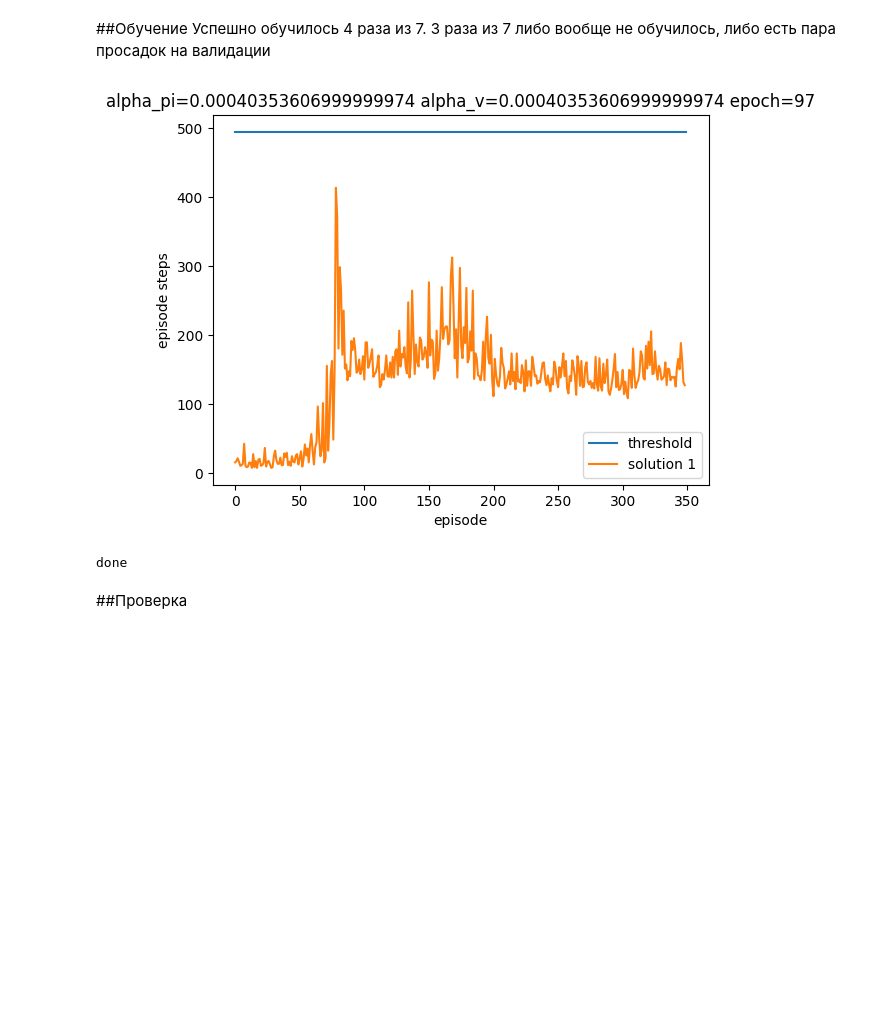
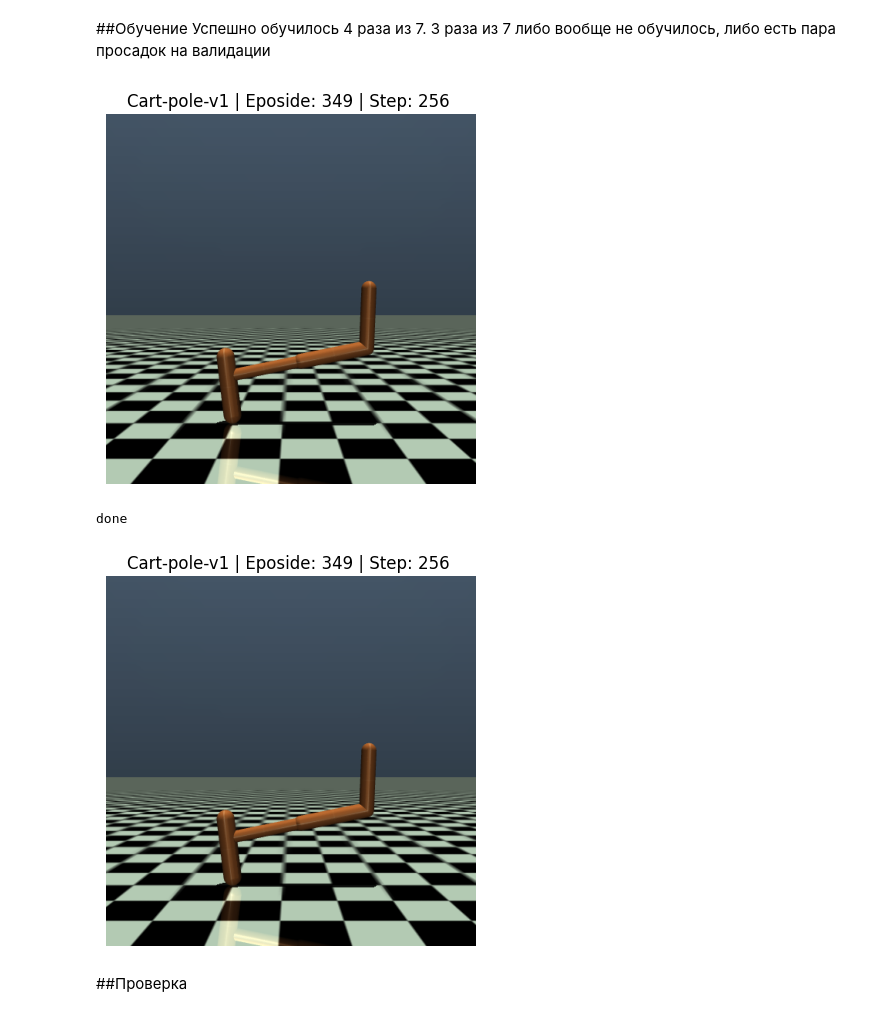
Before and after one commit to Danielf003/hexapod-RL, a Jupyter notebook: lab7_adapt.ipynb, the cells around one changed output. Drawn from its saved outputs; the diff is of its cells as text; code cells hidden in the pictures; blank space fills up the shorter version.

Commit message:
ppo for hopper copy

```diff
--- a/lab7_adapt.ipynb
+++ b/lab7_adapt.ipynb
@@ -100,17 +126,26 @@ class MLPCritic(torch.nn.Module):
     def forward(self, obs):
         return torch.squeeze(self.v_net(obs), -1) # Critical to ensure v has right shape.
 # %%
+from gymnasium.spaces import Box, Discrete
+
 class PPOac(torch.nn.Module):
-    def __init__(self, state_dim, action_dim, hidden_dim=12, pi_lr=3e-4, vf_lr=1e-3, train_pi_iters=5, train_v_iters=5, target_kl=0.01, clip_ratio=0.2):
+    def __init__(self, observation_space, action_space, hidden_dim=12, pi_lr=3e-4, vf_lr=1e-3, train_pi_iters=5, train_v_iters=5, target_kl=0.01, clip_ratio=0.2):
         super().__init__()
 
         activation = torch.nn.Tanh
         # activation = torch.nn.LeakyReLU()
         hidden_sizes = [hidden_dim] * 1
-        self.pi = MLPCategoricalActor(state_dim, action_dim, hidden_sizes, activation)
+
+        if isinstance(action_space, Box):
+            self.pi = MLPGaussianActor(observation_space.shape[0], action_space.shape[0], hidden_sizes, activation)
+        elif isinstance(action_space, Discrete):
+            # self.pi = MLPCategoricalActor(state_dim, action_dim, hidden_sizes, activation)
+            raise ValueError('Are you sure you want discrete action space?')
+        else:
+            raise ValueError('What the heck is this action space?')
 
         # build value function
-        self.v  = MLPCritic(state_dim, hidden_sizes, activation)
+        self.v  = MLPCritic(observation_space.shape[0], hidden_sizes, activation)
 
         self.pi_optimizer = torch.optim.Adam(self.pi.parameters(), lr=pi_lr)
         self.vf_optimizer = torch.optim.Adam(self.v.parameters(), lr=vf_lr)
@@ -209,7 +244,15 @@ class PPOac(torch.nn.Module):
 device = "cpu"
 # device = torch.device("cuda:0" if torch.cuda.is_available() else "cpu")
 
-env = gym.make('CartPole-v1', render_mode='rgb_array')
+from gymnasium.envs.registration import make, pprint_registry, register, registry, spec
+register(
+    id="Hopper-v8",
+    entry_point="gym_template:HopperEnv8",
+    max_episode_steps=1000,
+    reward_threshold=3800.0,
+)
+env = gym.make('Hopper-v8', render_mode='rgb_array')
+# env = gym.make('CartPole-v1', render_mode='rgb_array')
 # env = gym.make('CartPole-v1')
 print('SHApes',env.observation_space.shape, env.action_space.shape)
 
@@ -227,17 +270,17 @@ lam = 0.95 # ЭТО lambda ДЛЯ ADVANTAGE
 # Execution parameters
 SHOW_ANIMATION = False
 EPISODES_MAX = 350
-STEPS_MAX = 500
+STEPS_MAX = 1000
 DESIRED_STEPS = 250
 
 # Loggers
 log_steps_number = np.zeros(EPISODES_MAX)
 
-n_states = 4
-n_actions = 2
+# n_states = 4
+# n_actions = 2
 n_hidden = 10
 
-agent = PPOac(n_states, n_actions, n_hidden, alpha_pi, alpha_v, gsteps_pi, gsteps_v)
+agent = PPOac(env.observation_space, env.action_space, n_hidden, alpha_pi, alpha_v, gsteps_pi, gsteps_v)
 scheduler_pi = StepLR(agent.pi_optimizer, step_size=10, gamma=0.7)
 scheduler_v = StepLR(agent.vf_optimizer, step_size=10, gamma=0.7)
 
@@ -279,6 +322,16 @@ for i_episode in range(EPISODES_MAX):
         plt.show()
 
     for t in range(STEPS_MAX):
+        # if SHOW_ANIMATION or (i_episode > 0.9*EPISODES_MAX and t > 0.95*DESIRED_STEPS):
+        #     print(i_episode, 0.9*EPISODES_MAX, 0.95*DESIRED_STEPS)
+        #     # show_state(env.env, i_episode, t)
+        #     # env.render()
+        if (i_episode+1)%50 == 0 and i_episode > 0.5*EPISODES_MAX and t > DESIRED_STEPS and i_episode+1 != EPISODES_MAX:
+            # print(i_episode, 0.9*EPISODES_MAX, 0.95*DESIRED_STEPS)
+            show_state(env.env, i_episode, t)
+            # env.render()
+
+
         action, v, logp = agent.get_action(state)
         # print(action,v,logp)
         action = action.tolist()
@@ -308,35 +361,36 @@ for i_episode in range(EPISODES_MAX):
             # the next two lines implement GAE-Lambda advantage calculation
             deltas = rews[:-1] + gamma * vals[1:] - vals[:-1]
             episode_adv = discount_cumsum(deltas, gamma * lam).tolist()
             # the next line computes rewards-to-go, to be targets for the value function
             episode_ret = discount_cumsum(rews, gamma)[:-1].tolist()
 
             batch_states += episode_states
             batch_actions += episode_actions
             batch_logps += episode_logps
             batch_adv += episode_adv
             batch_ret += episode_ret
 
 
             if len(batch_states) >= batch_size:
               agent.update(batch_states, batch_actions, batch_adv, batch_logps, batch_ret)
 
               epoch += 1
               batch_states = []
               batch_actions = []
               batch_logps = []
               batch_adv = []
               batch_ret = []
 
               scheduler_pi.step()
               scheduler_v.step()
 
             break
 
 print("done")
 # %% [output]
-[figure, old version]
+[figure, new version]
 done
+[figure, added]
 # %% [markdown]
 ##Проверка
 # %%
```
Also changed, not shown: parts of 2 cells of this notebook, 3 other files.
